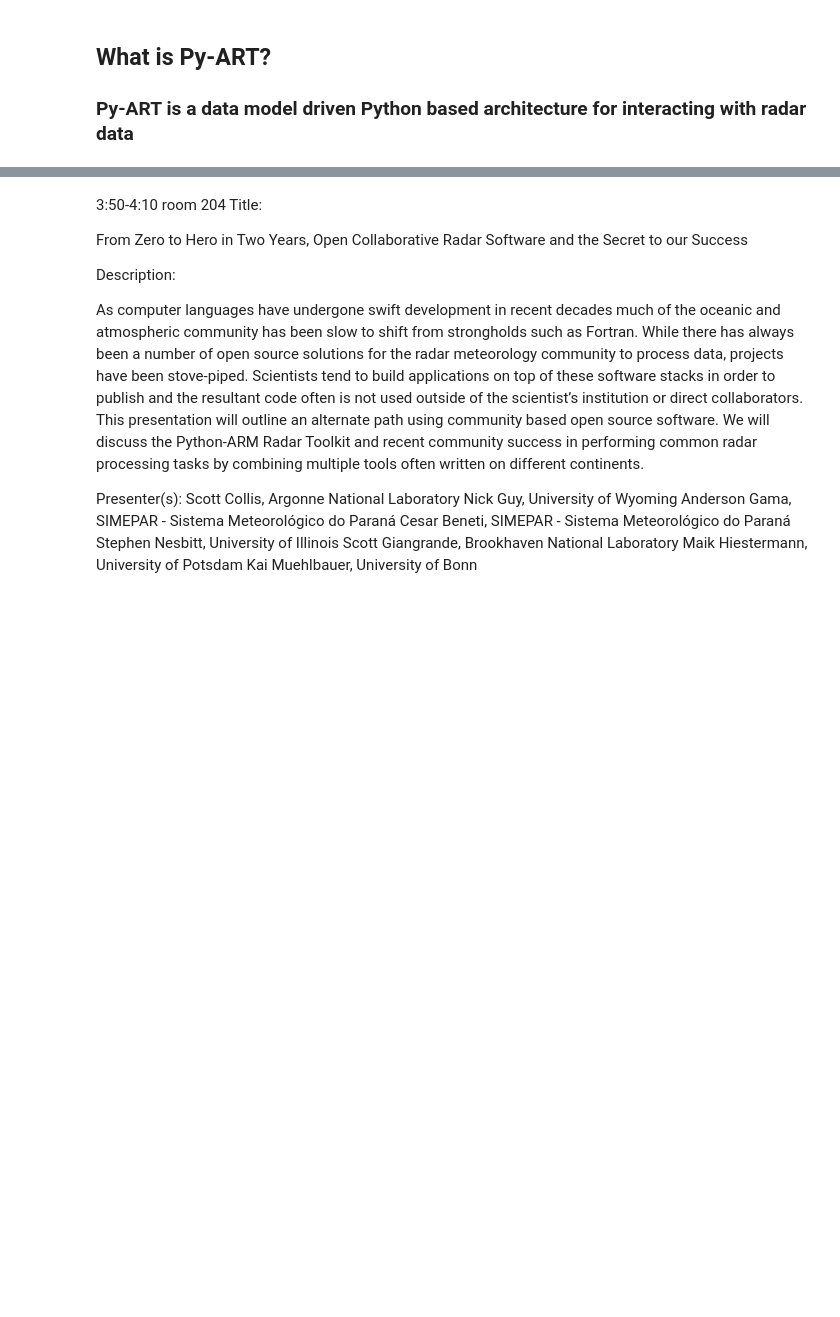
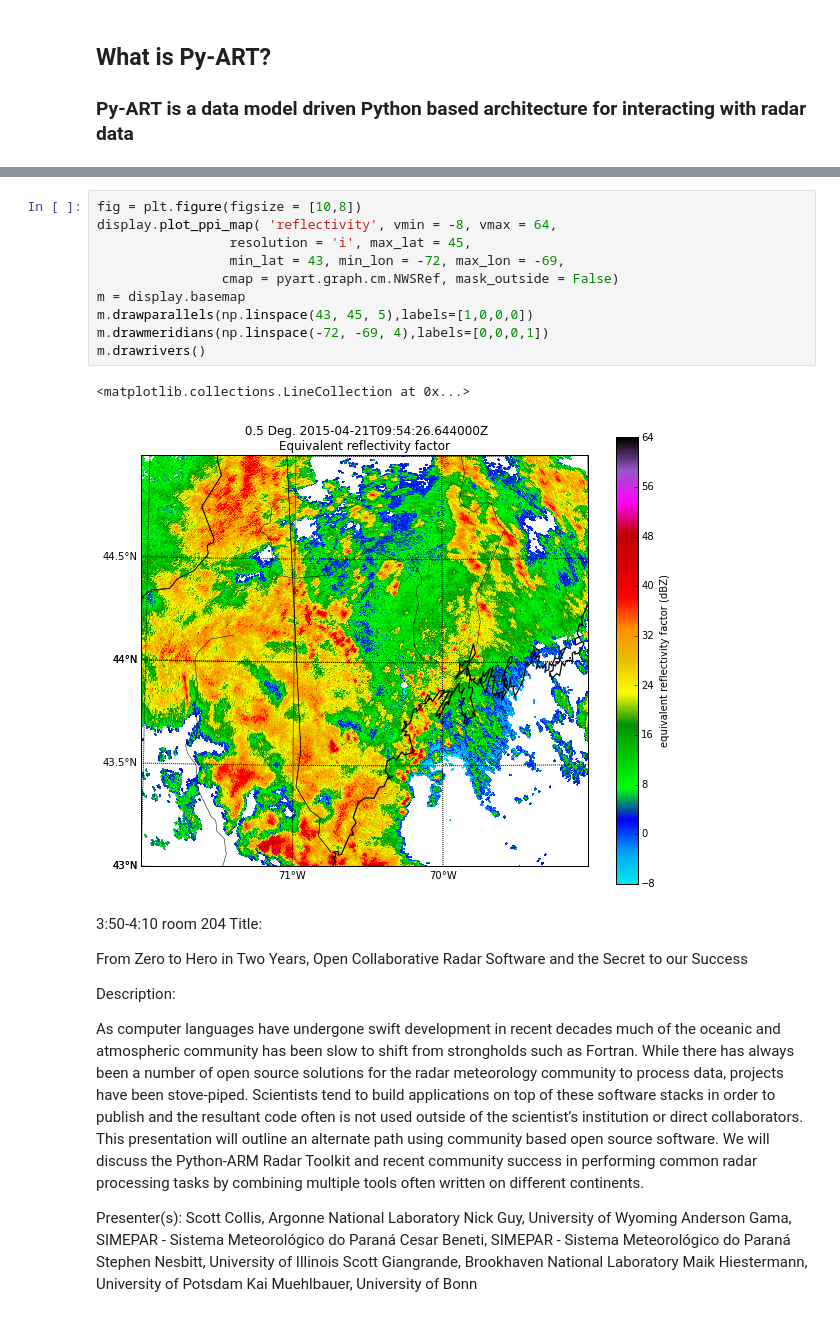
Before and after one commit to scollis/scipy_2015, a Jupyter notebook: slides/Scipy_2015_talk.ipynb, the cells around one changed output, grey strips where cells are left out. Drawn from its saved outputs; the diff is of its cells as text; blank space fills up the shorter version.

```diff
--- a/slides/Scipy_2015_talk.ipynb
+++ b/slides/Scipy_2015_talk.ipynb
@@ -43,3 +68,16 @@ import pyart
+# %%
+fig = plt.figure(figsize = [10,8])
+display.plot_ppi_map( 'reflectivity', vmin = -8, vmax = 64,
+                 resolution = 'i', max_lat = 45,
+                 min_lat = 43, min_lon = -72, max_lon = -69,
+                cmap = pyart.graph.cm.NWSRef, mask_outside = False)
+m = display.basemap
+m.drawparallels(np.linspace(43, 45, 5),labels=[1,0,0,0])
+m.drawmeridians(np.linspace(-72, -69, 4),labels=[0,0,0,1])
+m.drawrivers()
+# %% [output]
+<matplotlib.collections.LineCollection at 0x...>
+[figure, added]
 # %% [markdown]
 3:50-4:10
         room 204
```
Also changed, not shown: parts of 5 cells of this notebook.
